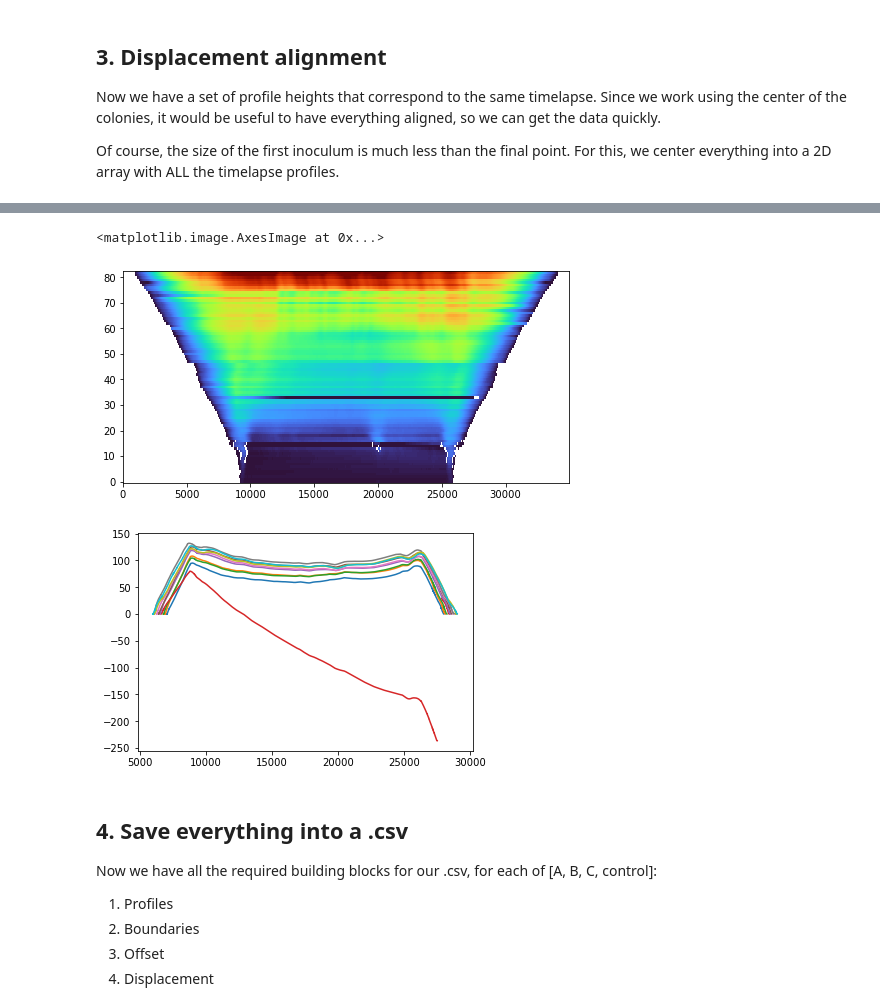
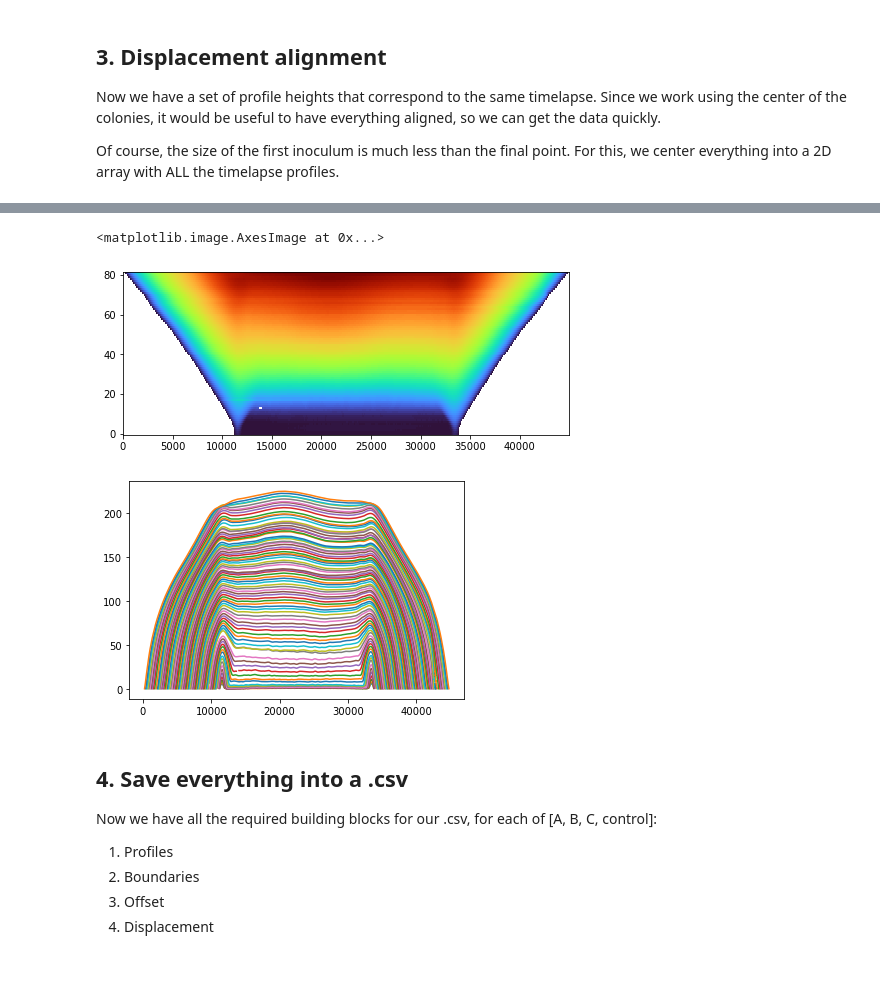
Before and after one commit to pbravoc/biofilm_surface_growth, a Jupyter notebook: data/clean_tutorial.ipynb, the cells around one changed output, grey strips where cells are left out. Drawn from its saved outputs; the diff is of its cells as text; code cells hidden in the pictures; blank space fills up the shorter version.

```diff
--- a/data/clean_tutorial.ipynb
+++ b/data/clean_tutorial.ipynb
@@ -151,7 +273,9 @@ Simple fixes that do not require justification are the numbered sections 1-2-3.
 #folder_tag = "2021-10-28_petiteyeastlong"
 #folder_tag = "2022-01-28_aerobicyeast"
 #folder_tag = "2022-02-04_pa01"
-folder_tag = "2022-01-21_cc151"
+#folder_tag = "2022-01-21_cc151"
+#folder_tag = "2022-02-11_bh1514"
+folder_tag = "2022-03-23_ea387"
 
 folder = "/run/media/pablo/T7/Documents/Research/Biofilms/Data/Interferometry/radial_timelapses/"+folder_tag+"/"
 files = glob(folder+"Raw/*.datx")                                           # Folder with all the .datx
@@ -166,7 +290,7 @@ for i in idx:
     for j in range(n_replicates):
         files_split[j].append(files[i+j])
 
-tstart = 1642794200.0
+tstart = 1648051700.0
 times_tl = np.zeros([n, n_replicates])                                          # Array of all timelapse relative time measurements (hours)
 times_cl = np.zeros(len(files_control))                                # Array of all control relative time measurements (hours)
 for i in range(n_replicates):
@@ -201,16 +325,16 @@ Then, we loop over the indivdual profiles `i` while also plotting the previous `
 # %%
 # Load the timelapse here with j
 first_pass = []
-j = 0                                           # Which of the replicates we'll be working on
+j = 2                                     # Which of the replicates we'll be working on
 for i in range(n):
     s = getcleansurf(get_data(files_split[j][i])[0])# Load profiles as a 1-D array
     #s = getcleansurf(get_data(files_control[i])[0]) # Load control profiles as a 1-D array
     first_pass.append(s)
-    lim_edge = 10
+    lim_edge = 20
     if i>30:
-        lim_edge = 20
+        lim_edge = 40
     if i>90:
-        lim_edge=40
+        lim_edge=80
     l, r = find_edge(s,lim_edge)                      # Here, 15 is the detection threshold
     C[i] = np.array([l,r])
     print(i, end="\r")
@@ -235,11 +361,11 @@ np.save(folder+"Clean/bounds_C.npy", C)
 This is the slowest part, since it involves looking at 3 consecutive profiles, and correcting for height displacements. For *most* of the timelapse, you should aim to have the <span style="color:#FF7F0E">**current**</span> profile between the <span style="color:#1F77B4">**past** </span> and <span style="color:#2CA02C">**future**</span> ones.
 While some particular timepoints are off just because of small miscalculations in finding the edges, more prevalent issues may arise when the actual biofilm-lb border goes out of focus in either the in or out of plane direction. This will lead to a few consecutive offsets in the same side of the sample.
 # %%
-#5
-i = 57
-#offsets[94,0] -= -2
-offsets[i,0] += 0.0
-offsets[i,1] += 6.0
+##
+i = 9
+#offsets[0,1] += 0.5
+offsets[i,0] += .0
+offsets[i,1] += 0.0
 plotrel_profile(i, C, offsets)
 #plt.ylim(170, 200)
 # %% [output]
@@ -257,7 +388,7 @@ Now we have a set of profile heights that correspond to the same timelapse. Sinc
 Of course, the size of the first inoculum is much less than the final point. For this, we center everything into a 2D array with ALL the timelapse profiles.
 # %%
 # For timelapses
-j = 0                                          # Which of the replicates we'll be working on
+j = 2                                          # Which of the replicates we'll be working on
 offsets = np.load(offnames[j])
 C = np.load(Cnames[j]).astype(int)
 data = []                                 # We'll do a naive detection of the edges
@@ -282,26 +423,26 @@ np.max(S)
 # %%
-L = 35000
+L = 45000
 IMG = np.zeros([len(data), L])
 IMG[:] = np.nan
 
 start = (L-S)/2
 start = start.astype(int)
 #shift(47, 25)
 #shift(80, 70)
 #shift(90, 40)
 
 for i in range(len(data)):
     IMG[i, start[i]:len(data[i])+start[i]] = data[i]
 plt.figure(figsize=(8,8))
-plt.imshow(IMG, aspect=200, clim=(0, 300), origin="lower", cmap="turbo", interpolation="none")
+plt.imshow(IMG, aspect=200, clim=(0, 220), origin="lower", cmap="turbo", interpolation="none")
 # %% [output]
 <matplotlib.image.AxesImage at 0x...>
-[figure, old version]
+[figure, new version]
 # %%
 plt.figure()
-plt.plot(np.transpose(IMG)[:,30:40]);
+plt.plot(np.transpose(IMG));
 # %% [output]
-[figure, old version]
+[figure, new version]
 # %%
 np.save(folder+"Clean/bounds_C.npy", C)
 np.save(folder+"Clean/offsets_C.npy", offsets)
```
Also changed, not shown: parts of 13 cells of this notebook, 6 other files.
